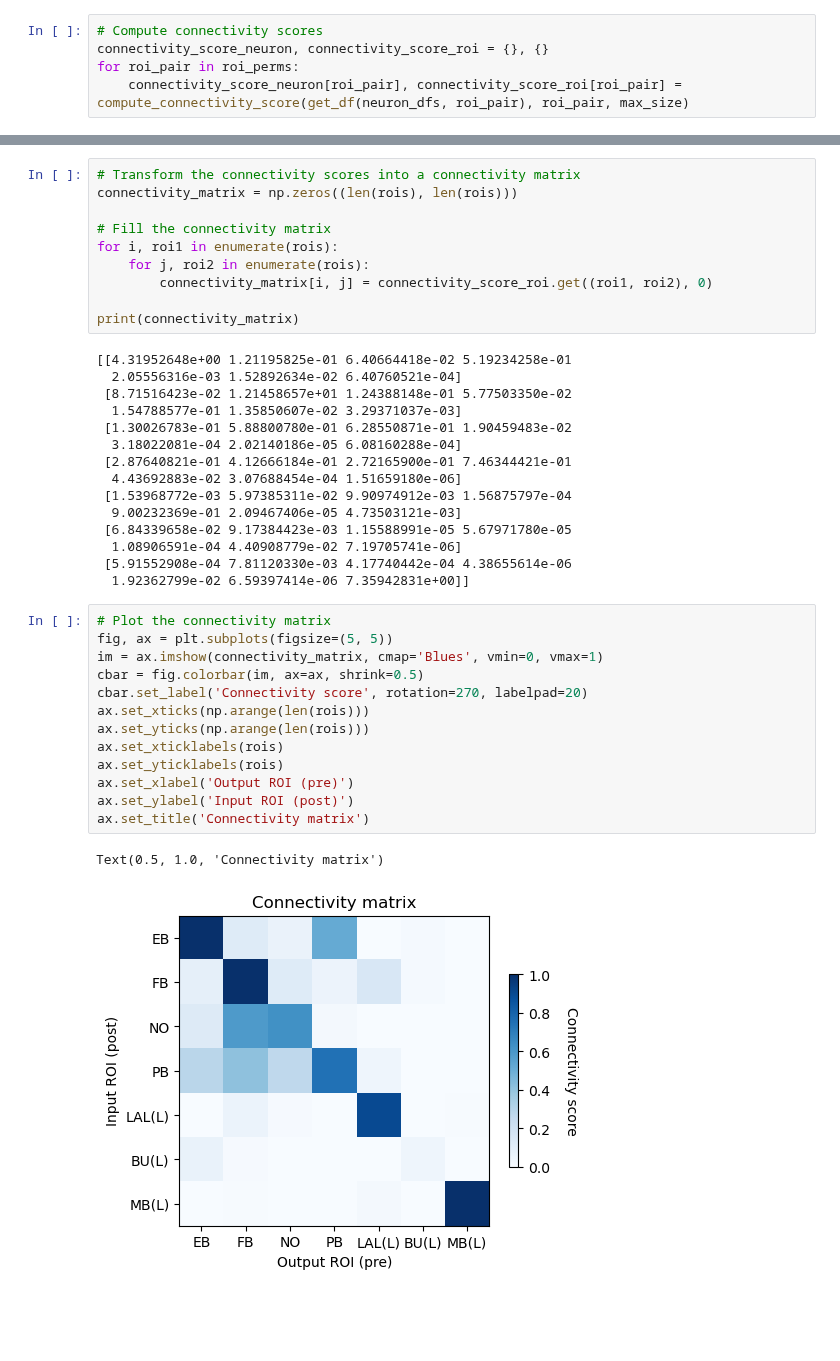
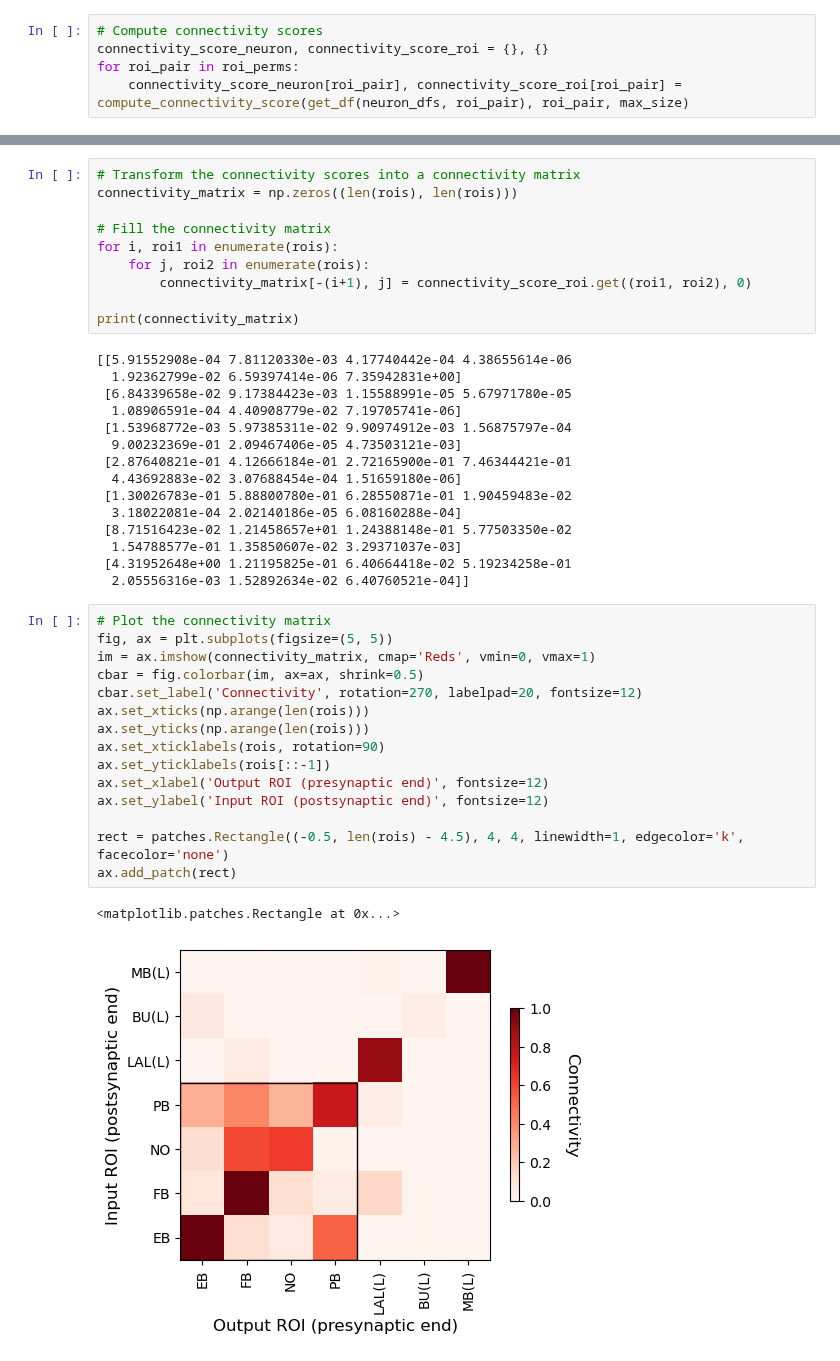
Before and after one commit to CharlesXu-Jingyue/KIBM_Connectomics, a Jupyter notebook: flyConnectome.ipynb, the cells around one changed output, grey strips where cells are left out. Drawn from its saved outputs; the diff is of its cells as text; blank space fills up the shorter version.

Commit message:
matrix

```diff
--- a/flyConnectome.ipynb
+++ b/flyConnectome.ipynb
@@ -333,37 +338,39 @@ connectivity_matrix = np.zeros((len(rois), len(rois)))
 # Fill the connectivity matrix
 for i, roi1 in enumerate(rois):
     for j, roi2 in enumerate(rois):
-        connectivity_matrix[i, j] = connectivity_score_roi.get((roi1, roi2), 0)
+        connectivity_matrix[-(i+1), j] = connectivity_score_roi.get((roi1, roi2), 0)
 
 print(connectivity_matrix)
 # %% [output]
-[[4.31952648e+00 1.21195825e-01 6.40664418e-02 5.19234258e-01
-  2.05556316e-03 1.52892634e-02 6.40760521e-04]
+[[5.91552908e-04 7.81120330e-03 4.17740442e-04 4.38655614e-06
+  1.92362799e-02 6.59397414e-06 7.35942831e+00]
+ [6.84339658e-02 9.17384423e-03 1.15588991e-05 5.67971780e-05
+  1.08906591e-04 4.40908779e-02 7.19705741e-06]
+ [1.53968772e-03 5.97385311e-02 9.90974912e-03 1.56875797e-04
+  9.00232369e-01 2.09467406e-05 4.73503121e-03]
+ [2.87640821e-01 4.12666184e-01 2.72165900e-01 7.46344421e-01
+  4.43692883e-02 3.07688454e-04 1.51659180e-06]
+ [1.30026783e-01 5.88800780e-01 6.28550871e-01 1.90459483e-02
+  3.18022081e-04 2.02140186e-05 6.08160288e-04]
  [8.71516423e-02 1.21458657e+01 1.24388148e-01 5.77503350e-02
   1.54788577e-01 1.35850607e-02 3.29371037e-03]
- [1.30026783e-01 5.88800780e-01 6.28550871e-01 1.90459483e-02
-  3.18022081e-04 2.02140186e-05 6.08160288e-04]
- [2.87640821e-01 4.12666184e-01 2.72165900e-01 7.46344421e-01
-  4.43692883e-02 3.07688454e-04 1.51659180e-06]
- [1.53968772e-03 5.97385311e-02 9.90974912e-03 1.56875797e-04
-  9.00232369e-01 2.09467406e-05 4.73503121e-03]
- [6.84339658e-02 9.17384423e-03 1.15588991e-05 5.67971780e-05
-  1.08906591e-04 4.40908779e-02 7.19705741e-06]
- [5.91552908e-04 7.81120330e-03 4.17740442e-04 4.38655614e-06
-  1.92362799e-02 6.59397414e-06 7.35942831e+00]]
+ [4.31952648e+00 1.21195825e-01 6.40664418e-02 5.19234258e-01
+  2.05556316e-03 1.52892634e-02 6.40760521e-04]]
 # %%
 # Plot the connectivity matrix
 fig, ax = plt.subplots(figsize=(5, 5))
-im = ax.imshow(connectivity_matrix, cmap='Blues', vmin=0, vmax=1)
+im = ax.imshow(connectivity_matrix, cmap='Reds', vmin=0, vmax=1)
 cbar = fig.colorbar(im, ax=ax, shrink=0.5)
-cbar.set_label('Connectivity score', rotation=270, labelpad=20)
+cbar.set_label('Connectivity', rotation=270, labelpad=20, fontsize=12)
 ax.set_xticks(np.arange(len(rois)))
 ax.set_yticks(np.arange(len(rois)))
-ax.set_xticklabels(rois)
-ax.set_yticklabels(rois)
-ax.set_xlabel('Output ROI (pre)')
-ax.set_ylabel('Input ROI (post)')
-ax.set_title('Connectivity matrix')
+ax.set_xticklabels(rois, rotation=90)
+ax.set_yticklabels(rois[::-1])
+ax.set_xlabel('Output ROI (presynaptic end)', fontsize=12)
+ax.set_ylabel('Input ROI (postsynaptic end)', fontsize=12)
+
+rect = patches.Rectangle((-0.5, len(rois) - 4.5), 4, 4, linewidth=1, edgecolor='k', facecolor='none')
+ax.add_patch(rect)
 # %% [output]
-Text(0.5, 1.0, 'Connectivity matrix')
+<matplotlib.patches.Rectangle at 0x...>
-[figure, old version]
+[figure, new version]
```
Also changed, not shown: parts of 2 cells of this notebook.
